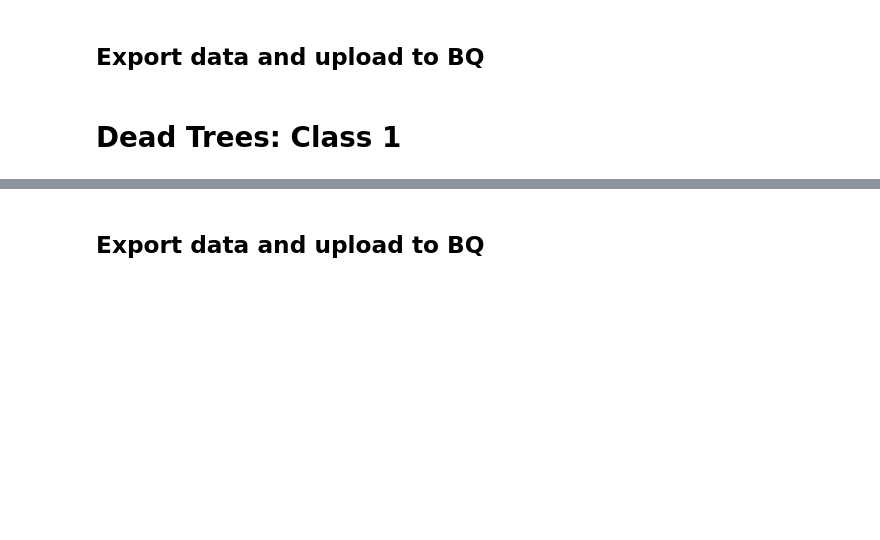
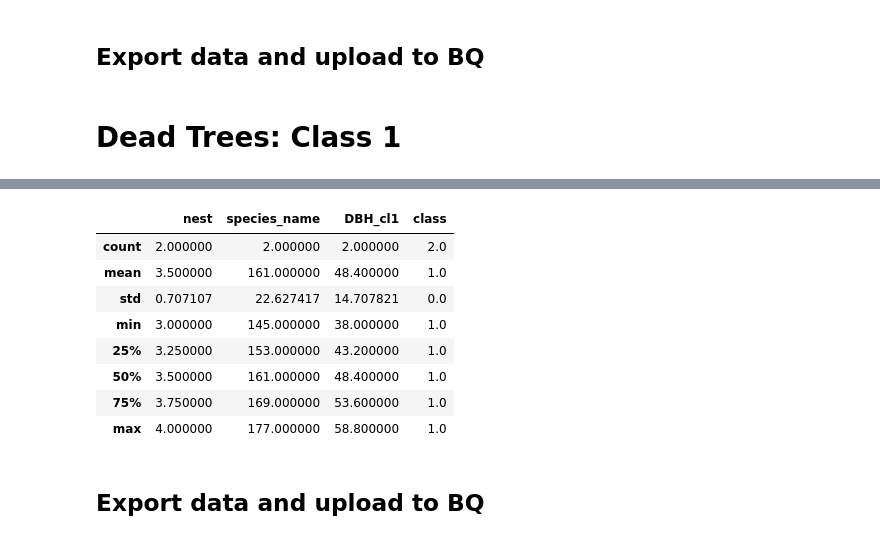
Before and after one commit to rnvllflores/ERRCalculator, a Jupyter notebook: notebooks/01_biomass_inventory/01_export_load.ipynb, the cells around one changed output, grey strips where cells are left out. Cells and saved outputs as stored; diff of their text form; code cells hidden in the pictures; blank space fills up the shorter version.

```diff
--- a/notebooks/01_biomass_inventory/01_export_load.ipynb
+++ b/notebooks/01_biomass_inventory/01_export_load.ipynb
@@ -194,3 +291,15 @@ dead_trees_c1.info(), dead_trees_c1.head(2)
+# %%
+dead_trees_c1.describe()
+# %% [output]
+|  | nest | species_name | DBH_cl1 | class |
+| count | 2.000000 | 2.000000 | 2.000000 | 2.0 |
+| mean | 3.500000 | 161.000000 | 48.400000 | 1.0 |
+| std | 0.707107 | 22.627417 | 14.707821 | 0.0 |
+| min | 3.000000 | 145.000000 | 38.000000 | 1.0 |
+| 25% | 3.250000 | 153.000000 | 43.200000 | 1.0 |
+| 50% | 3.500000 | 161.000000 | 48.400000 | 1.0 |
+| 75% | 3.750000 | 169.000000 | 53.600000 | 1.0 |
+| max | 4.000000 | 177.000000 | 58.800000 | 1.0 |
 # %% [markdown]
 ## Export data and upload to BQ
 # %%
```
Also changed, not shown: parts of 17 cells of this notebook, 2 other files.
